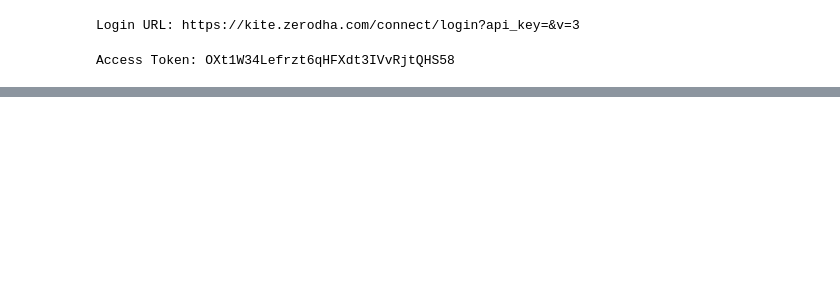
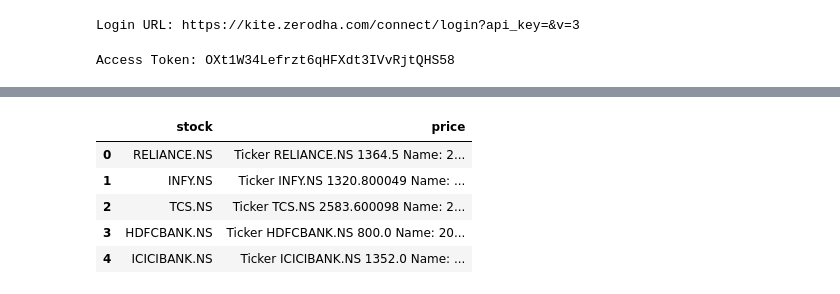
Before and after one commit to harshu304/agentic-nifty50-signal-assistant, a Jupyter notebook: test.ipynb, the cells around one changed output, grey strips where cells are left out. Cells and saved outputs as stored; diff of their text form; code cells hidden in the pictures; blank space fills up the shorter version.

```diff
--- a/test.ipynb
+++ b/test.ipynb
@@ -42,0 +68,11 @@ PermissionException: Insufficient permission for that call.
+# %%
+data = {}
+
+for stock in NIFTY50:
+    print(f"Fetching {stock}...")
+    df = fetch_data(stock)
+
+    if df is not None:
+        data[stock] = df
+        print(df.tail(1))
+        print("-" * 40)
@@ -42,0 +97,20 @@ PermissionException: Insufficient permission for that call.
+# %%
+results = []
+
+for stock, df in data.items():
+    price = df.iloc[-1]["Close"]
+
+    results.append({
+        "stock": stock,
+        "price": price
+    })
+
+df_prices = pd.DataFrame(results)
+df_prices
+# %% [output]
+|  | stock | price |
+| 0 | RELIANCE.NS | Ticker RELIANCE.NS 1364.5 Name: 2... |
+| 1 | INFY.NS | Ticker INFY.NS 1320.800049 Name: ... |
+| 2 | TCS.NS | Ticker TCS.NS 2583.600098 Name: 2... |
+| 3 | HDFCBANK.NS | Ticker HDFCBANK.NS 800.0 Name: 20... |
+| 4 | ICICIBANK.NS | Ticker ICICIBANK.NS 1352.0 Name: ... |
```
Also changed, not shown: parts of 17 cells of this notebook, 13 other files.
